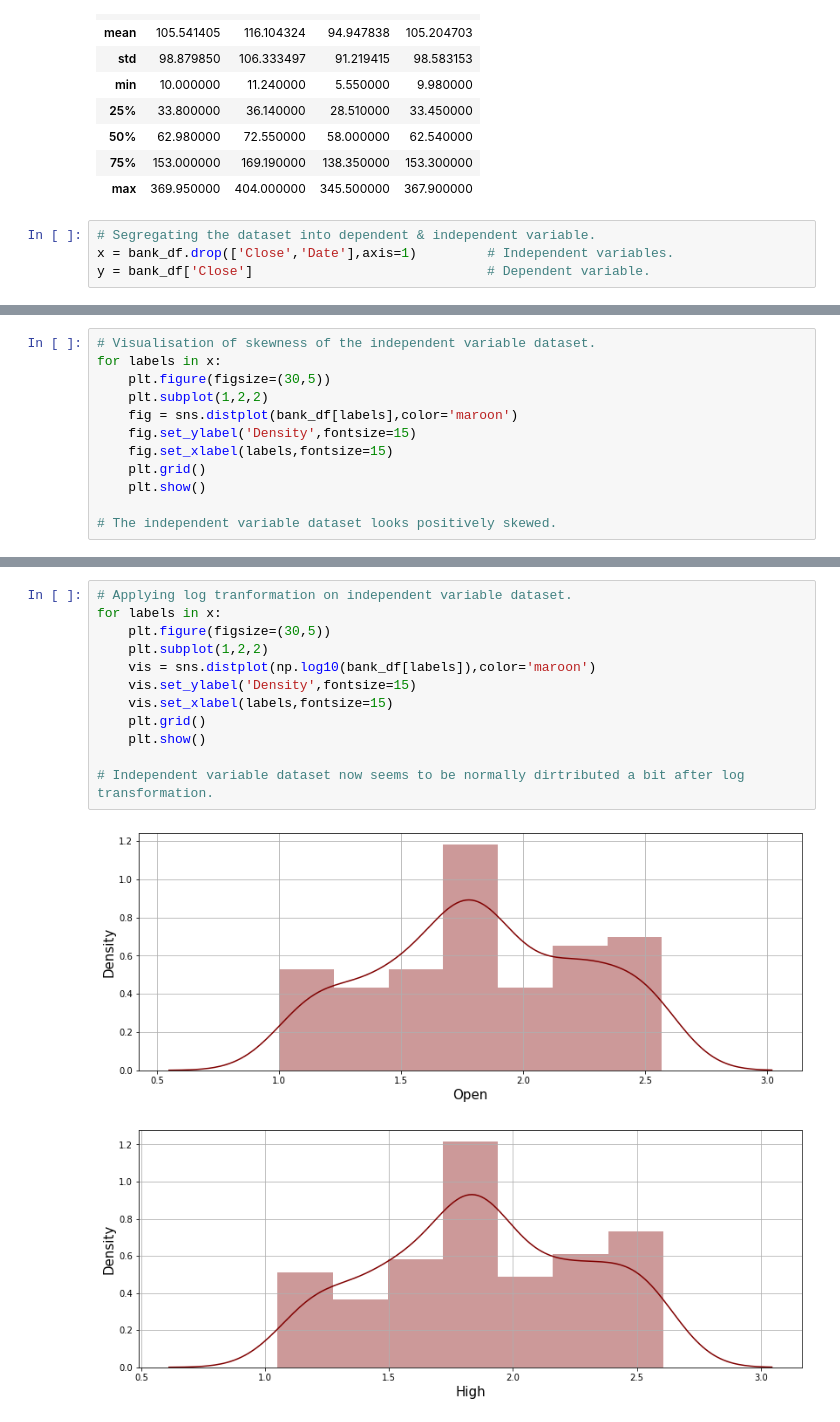
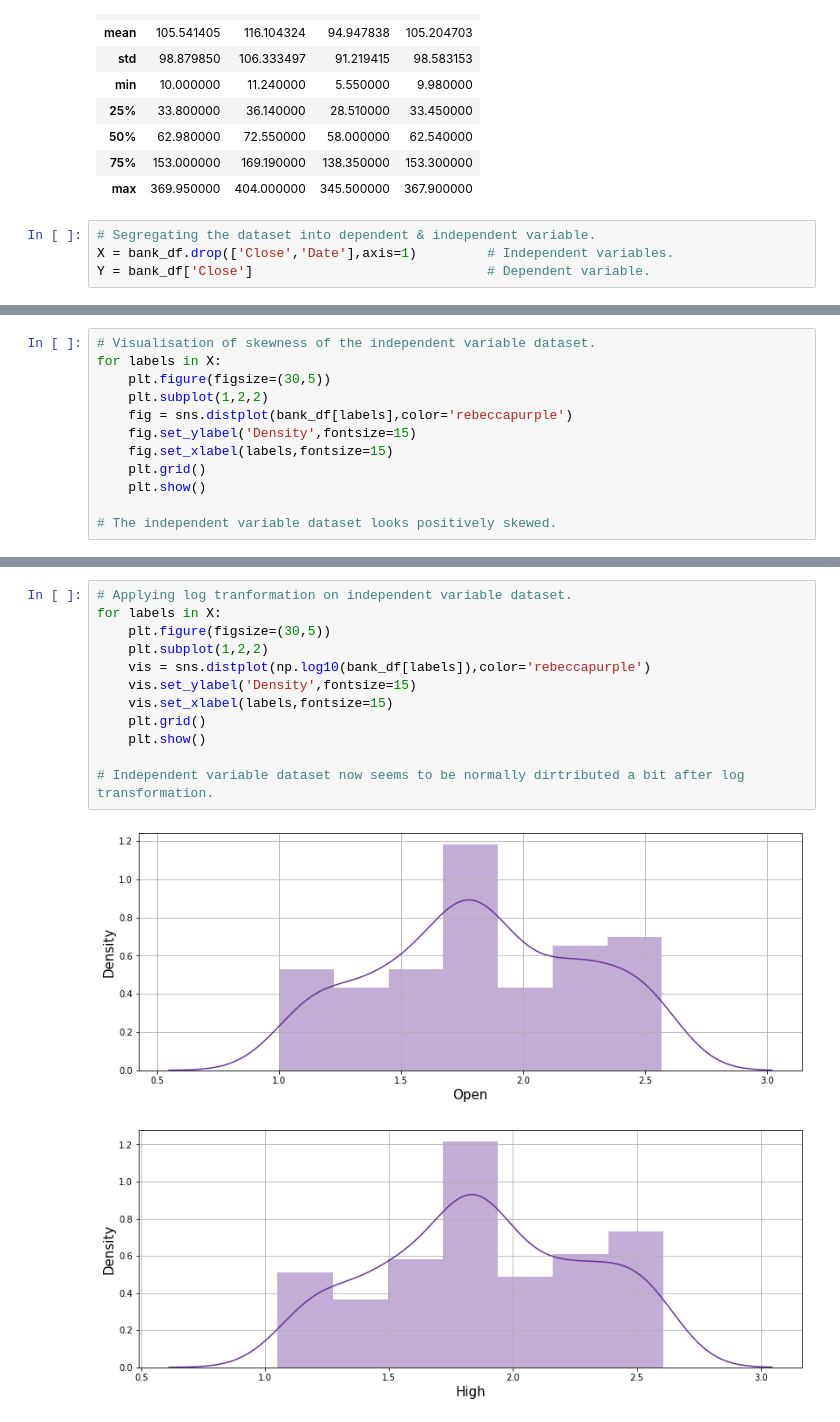
Before and after one commit to Arka1212/Yes-Bank-Stock-Closing-Price-Predcition, a Jupyter notebook: Yes_Bank_Stock_Closing_Price_Prediction_(ML_capstone).ipynb, the cells around one changed output, grey strips where cells are left out. Cells and saved outputs as stored; diff of their text form.

```diff
--- a/Yes_Bank_Stock_Closing_Price_Prediction_(ML_capstone).ipynb
+++ b/Yes_Bank_Stock_Closing_Price_Prediction_(ML_capstone).ipynb
@@ -152,5 +152,5 @@ bank_df.describe()
 | max | 369.950000 | 404.000000 | 345.500000 | 367.900000 |
 # %%
 # Segregating the dataset into dependent & independent variable.
-x = bank_df.drop(['Close','Date'],axis=1)         # Independent variables.
-y = bank_df['Close']                              # Dependent variable.
+X = bank_df.drop(['Close','Date'],axis=1)         # Independent variables.
+Y = bank_df['Close']                              # Dependent variable.
@@ -159,9 +172,9 @@ y = bank_df['Close']                              # Dependent variable.
 # %%
 # Visualisation of skewness of the independent variable dataset.
-for labels in x:
+for labels in X:
     plt.figure(figsize=(30,5))
     plt.subplot(1,2,2)
-    fig = sns.distplot(bank_df[labels],color='maroon')
+    fig = sns.distplot(bank_df[labels],color='rebeccapurple')
     fig.set_ylabel('Density',fontsize=15)
     fig.set_xlabel(labels,fontsize=15)
     plt.grid()
@@ -175,15 +188,15 @@ for labels in x:
 # %%
 # Applying log tranformation on independent variable dataset.
-for labels in x:
+for labels in X:
     plt.figure(figsize=(30,5))
     plt.subplot(1,2,2)
-    vis = sns.distplot(np.log10(bank_df[labels]),color='maroon')
+    vis = sns.distplot(np.log10(bank_df[labels]),color='rebeccapurple')
     vis.set_ylabel('Density',fontsize=15)
     vis.set_xlabel(labels,fontsize=15)
     plt.grid()
     plt.show()
 
 # Independent variable dataset now seems to be normally dirtributed a bit after log transformation.
 # %% [output]
-[figure, old version]
+[figure, new version]
-[figure, old version]
+[figure, new version]
```
Also changed, not shown: parts of 23 cells of this notebook.
